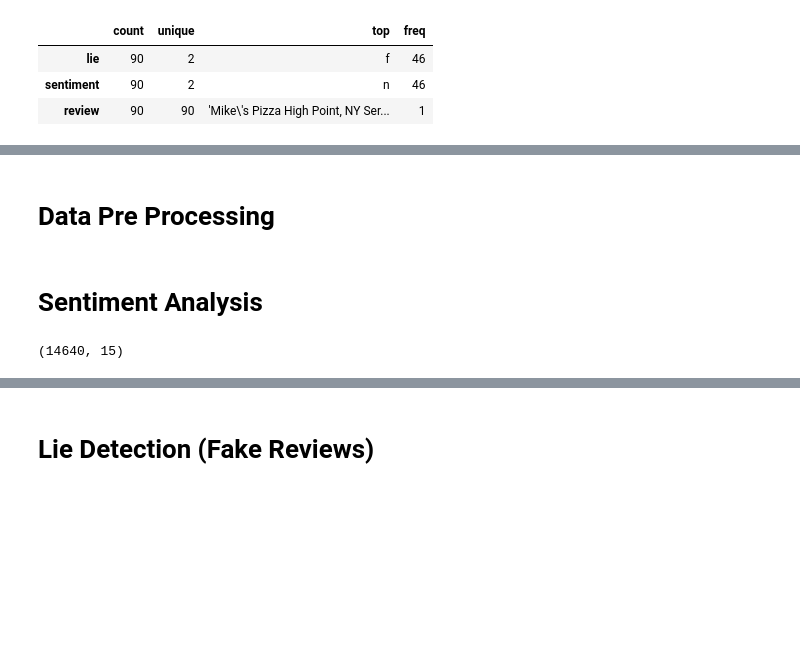
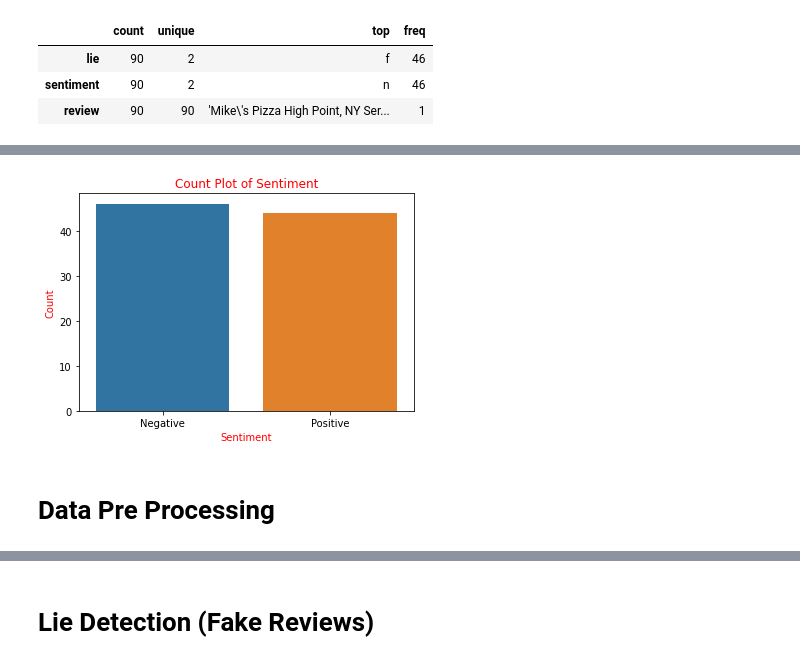
Before and after one commit to chaithrakc/syr_ads_machine_learning, a Jupyter notebook: week09text_mining/hw09/Chaithra-HW09-TextMining.ipynb, the cells around one changed output, grey strips where cells are left out. Saved outputs shown, nothing was run; the diff lists cells and outputs as text; code cells hidden in the pictures; blank space fills up the shorter version.

```diff
--- a/week09text_mining/hw09/Chaithra-HW09-TextMining.ipynb
+++ b/week09text_mining/hw09/Chaithra-HW09-TextMining.ipynb
@@ -137,2 +152,12 @@ p    44
 Name: sentiment, dtype: int64
+# %%
+# distribution of sentiment polarity
+sns.countplot(df['sentiment'])
+plt.xlabel('Sentiment', color = 'red')
+plt.ylabel('Count', color = 'red')
+plt.xticks([0,1],['Negative','Positive'])
+plt.title('Count Plot of Sentiment', color = 'r')
+plt.show()
+# %% [output]
+[figure, added]
 # %%
@@ -146,10 +166,0 @@ df['sentiment'].replace({'n':0,'p':1}, inplace=True) # 0 indicates negative pola
-# %% [markdown]
-# Sentiment Analysis
-# %%
-# using twitter dataset from kaggle https://www.kaggle.com/crowdflower/twitter-airline-sentiment for training the model
-
-
-tweetsdf = pd.read_csv('/content/drive/Othercomputers/My Laptop/syr_ads_ist707/week09text_mining/hw09/Tweets.zip')
-tweetsdf.shape
-# %% [output]
-(14640, 15)
```
Also changed, not shown: parts of 93 cells of this notebook.
